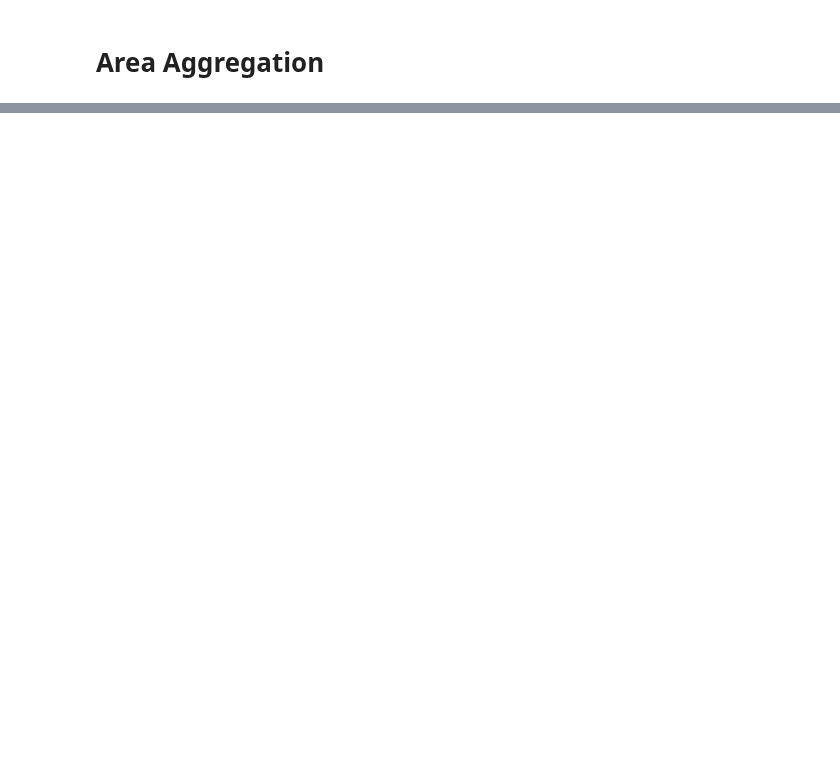
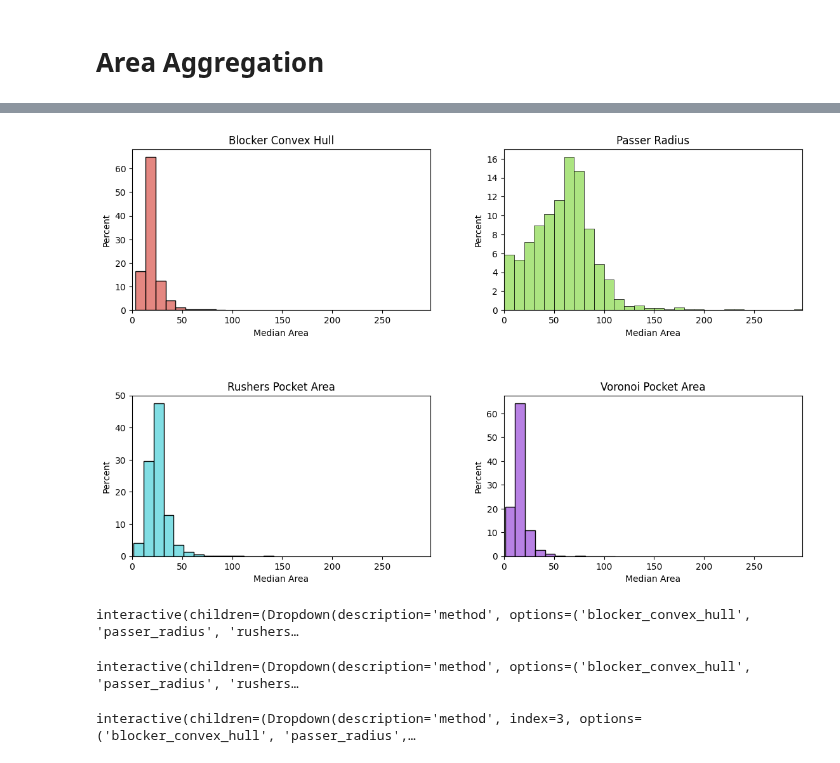
Before and after one commit to vingkan/nflbigdatabowl2023, a Jupyter notebook: notebooks/vinesh/area_aggregation.ipynb, the cells around one changed output, grey strips where cells are left out. Cells and saved outputs as stored; diff of their text form; code cells hidden in the pictures; blank space fills up the shorter version.

```diff
--- a/notebooks/vinesh/area_aggregation.ipynb
+++ b/notebooks/vinesh/area_aggregation.ipynb
@@ -39,0 +34,29 @@ df_median_areas[cols].head()
+# %%
+def unsnake(raw: str) -> str:
+    cleaned = raw.lower()
+    words = []
+    for word in cleaned.split("_"):
+        letters = list(word)
+        letters[0] = letters[0].upper()
+        word = "".join(letters)
+        words.append(word)
+    return " ".join(words)
+# %%
+area_methods = list(df_median_areas["method"].unique())
+fig, axes = plt.subplots(nrows=2, ncols=int(np.ceil(len(area_methods) / 2.0)))
+axes = [ax for row in axes for ax in row]
+pal = sns.hls_palette(len(area_methods))
+x_max = df_median_areas["median_area"].max()
+for i, method in enumerate(area_methods):
+    ax = axes[i]
+    color = pal[i]
+    ser = df_median_areas["median_area"][df_median_areas.method == method]
+    sns.histplot(ser, ax=ax, stat="percent", binwidth=10, color=color)
+    ax.set_xlim(0, x_max)
+    ax.set_title(unsnake(method))
+    ax.set_xlabel("Median Area")
+fig.tight_layout()
+fig.set_size_inches(12, 8)
+plt.show()
+# %% [output]
+[figure, added]
@@ -39,0 +103,23 @@ df_median_areas[cols].head()
+# %%
+method_dropdown = widgets.Dropdown(
+    options=area_methods,
+    value=area_methods[0],
+)
+_ = widgets.interact(
+    plot_all_formation_distributions,
+    method=method_dropdown
+)
+# %% [output]
+interactive(children=(Dropdown(description='method', options=('blocker_convex_hull', 'passer_radius', 'rushers…
+# %%
+formation_dropdown = widgets.Dropdown(
+    options=formations,
+    value=formations[0],
+)
+_ = widgets.interact(
+    plot_formation_distribution,
+    method=method_dropdown,
+    formation=formation_dropdown,
+)
+# %% [output]
+interactive(children=(Dropdown(description='method', options=('blocker_convex_hull', 'passer_radius', 'rushers…
@@ -39,0 +170,8 @@ df_median_areas[cols].head()
+# %%
+_ = widgets.interact(
+    get_data_table,
+    method=method_dropdown,
+    formation=formation_dropdown,
+)
+# %% [output]
+interactive(children=(Dropdown(description='method', index=3, options=('blocker_convex_hull', 'passer_radius',…
```
Also changed, not shown: parts of 10 cells of this notebook, 4 other files.
